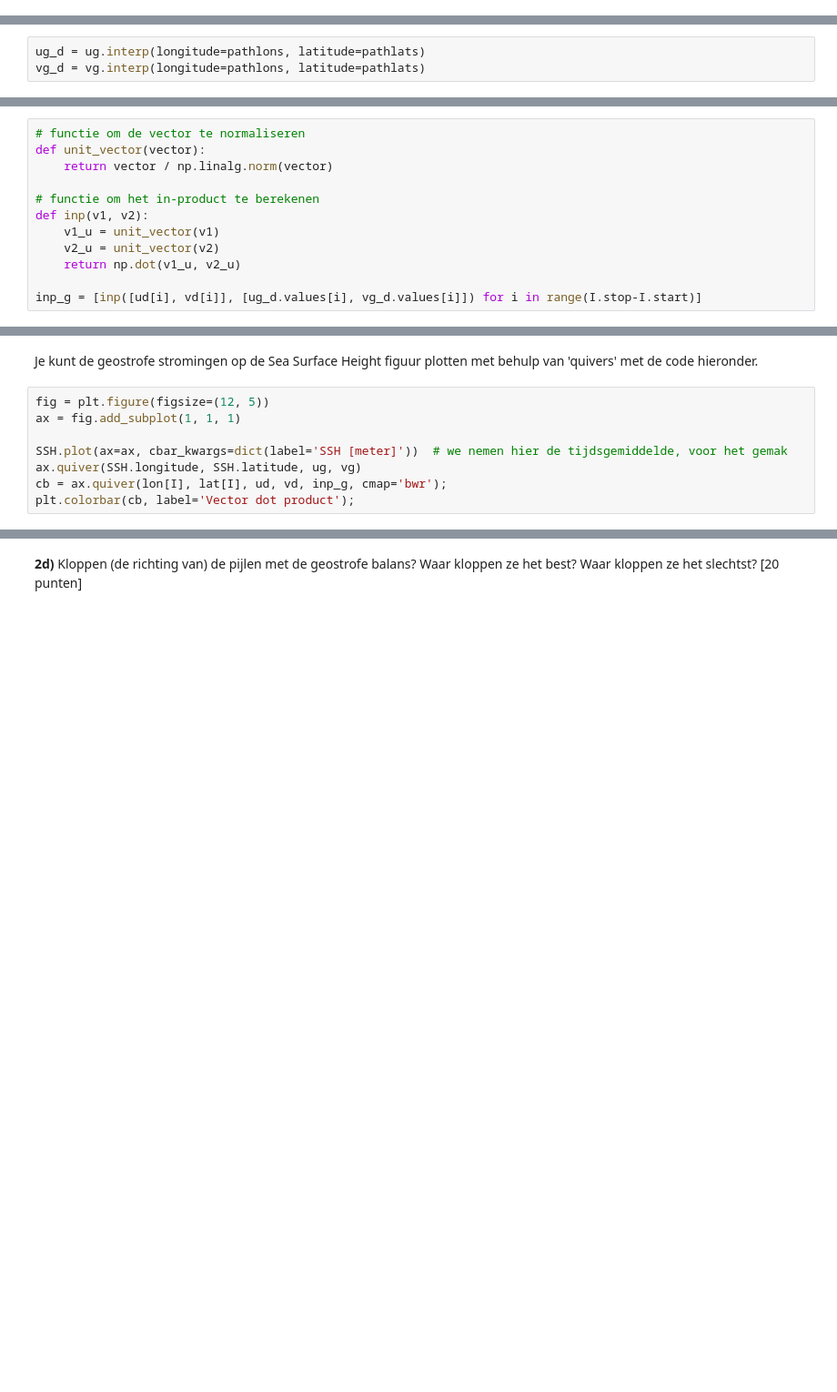
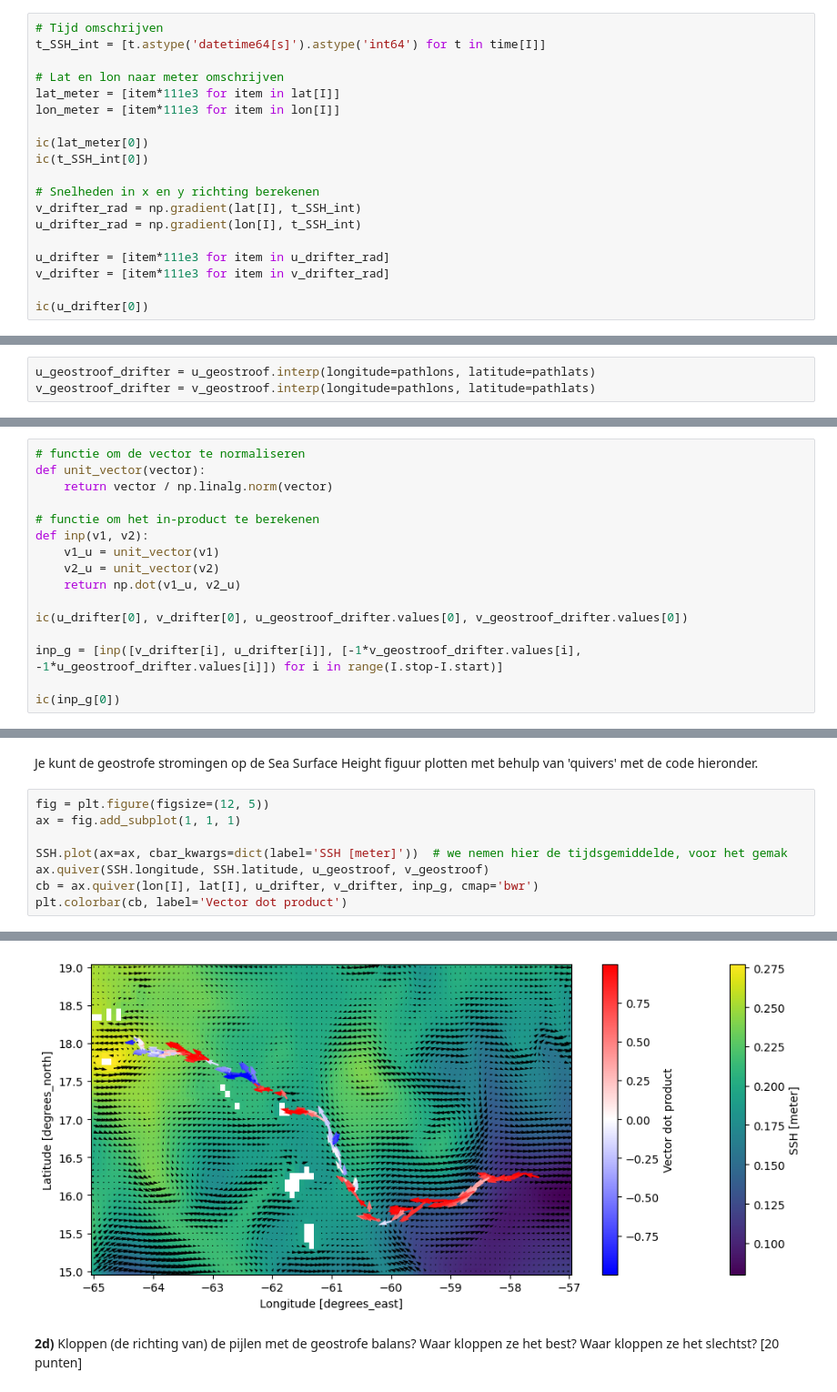
Before and after one commit to ElgMoes/AOD, a Jupyter notebook: Assignment_OceanData.ipynb, the cells around one changed output, grey strips where cells are left out. Shown at 91% size. Drawn from its saved outputs; the diff is of its cells as text; blank space fills up the shorter version.

```diff
--- a/Assignment_OceanData.ipynb
+++ b/Assignment_OceanData.ipynb
@@ -201,3 +216,22 @@ We kunnen de snelheid van de drifter berekenen door de gradient van positie te n
 **2c)** Geef zowel de $x$- als $y$-componenten van de drifter snelheid. [10 punten]
 
 Een moeilijkheid in deze berekening is dat `np.gradient` een integer verwacht. We moeten `time` dus naar integers omschrijven: `time_int = [t.astype('datetime64[s]').astype('int64') for t in time[I]]`
+# %%
+# Tijd omschrijven
+t_SSH_int = [t.astype('datetime64[s]').astype('int64') for t in time[I]]
+
+# Lat en lon naar meter omschrijven
+lat_meter = [item*111e3 for item in lat[I]]
+lon_meter = [item*111e3 for item in lon[I]]
+
+ic(lat_meter[0])
+ic(t_SSH_int[0])
+
+# Snelheden in x en y richting berekenen
+v_drifter_rad = np.gradient(lat[I], t_SSH_int)
+u_drifter_rad = np.gradient(lon[I], t_SSH_int)
+
+u_drifter = [item*111e3 for item in u_drifter_rad]
+v_drifter = [item*111e3 for item in v_drifter_rad]
+
+ic(u_drifter[0])
@@ -209,8 +248,8 @@ pathlats = xr.DataArray(lat[I], dims='time')
 # %% [markdown]
 Nu kunnen we heel makkelijk de geostrofe snelheid op het pad van de drifter (`ug_d, vg_d`) berekenen:
 # %%
-ug_d = ug.interp(longitude=pathlons, latitude=pathlats)
-vg_d = vg.interp(longitude=pathlons, latitude=pathlats)
+u_geostroof_drifter = u_geostroof.interp(longitude=pathlons, latitude=pathlats)
+v_geostroof_drifter = v_geostroof.interp(longitude=pathlons, latitude=pathlats)
 # %% [markdown]
 Om te analyseren in hoerverre de drifter de geostrofe balans volgt, kunnen we nu de hoek _tussen_ de drifter snelheid en de geostrofe snelheid berekenen. Daarvoor berekenen we het inproduct tussen de genormaliseerde (`ud, vd`) en de (`ug_d, vg_d`) vectoren:
 # %%
@@ -224,4 +263,8 @@ def inp(v1, v2):
     v2_u = unit_vector(v2)
     return np.dot(v1_u, v2_u)
 
-inp_g = [inp([ud[i], vd[i]], [ug_d.values[i], vg_d.values[i]]) for i in range(I.stop-I.start)]
+ic(u_drifter[0], v_drifter[0], u_geostroof_drifter.values[0], v_geostroof_drifter.values[0])
+
+inp_g = [inp([v_drifter[i], u_drifter[i]], [-1*v_geostroof_drifter.values[i], -1*u_geostroof_drifter.values[i]]) for i in range(I.stop-I.start)]
+
+ic(inp_g[0])
@@ -232,6 +282,7 @@ fig = plt.figure(figsize=(12, 5))
 ax = fig.add_subplot(1, 1, 1)
 
 SSH.plot(ax=ax, cbar_kwargs=dict(label='SSH [meter]'))  # we nemen hier de tijdsgemiddelde, voor het gemak
-ax.quiver(SSH.longitude, SSH.latitude, ug, vg)
-cb = ax.quiver(lon[I], lat[I], ud, vd, inp_g, cmap='bwr');
-plt.colorbar(cb, label='Vector dot product');
+ax.quiver(SSH.longitude, SSH.latitude, u_geostroof, v_geostroof)
+cb = ax.quiver(lon[I], lat[I], u_drifter, v_drifter, inp_g, cmap='bwr')
+plt.colorbar(cb, label='Vector dot product')
+# %% [output]
@@ -238,3 +290,4 @@ plt.colorbar(cb, label='Vector dot product');
+[figure, added]
 # %% [markdown]
 **2d)** Kloppen (de richting van) de pijlen met de geostrofe balans? Waar kloppen ze het best? Waar kloppen ze het slechtst? [20 punten]
 # %% [markdown]
```
Also changed, not shown: parts of 9 cells of this notebook.
